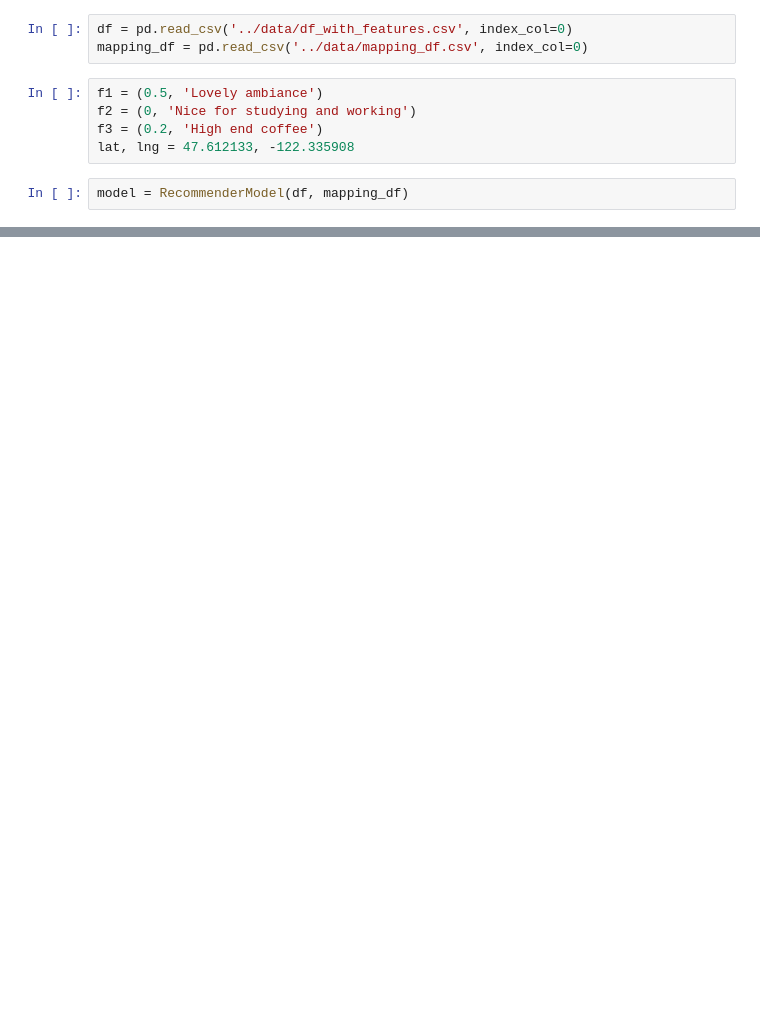
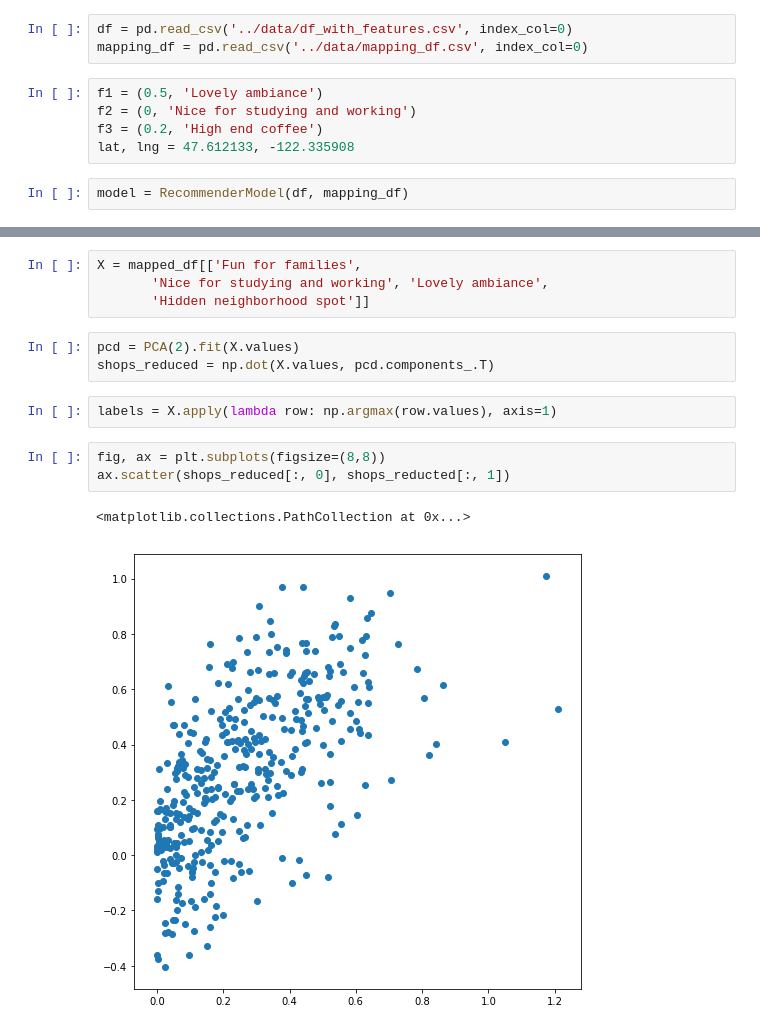
Before and after one commit to crredding/capstone_project, a Jupyter notebook: Data_eda.ipynb, the cells around one changed output, grey strips where cells are left out. Cells and saved outputs as stored; diff of their text form; blank space fills up the shorter version.

```diff
--- a/Data_eda.ipynb
+++ b/Data_eda.ipynb
@@ -30,0 +128,15 @@ model.mapped_df.shape
+# %%
+X = mapped_df[['Fun for families',
+       'Nice for studying and working', 'Lovely ambiance',
+       'Hidden neighborhood spot']]
+# %%
+pcd = PCA(2).fit(X.values)
+shops_reduced = np.dot(X.values, pcd.components_.T)
+# %%
+labels = X.apply(lambda row: np.argmax(row.values), axis=1)
+# %%
+fig, ax = plt.subplots(figsize=(8,8))
+ax.scatter(shops_reduced[:, 0], shops_reducted[:, 1])
+# %% [output]
+<matplotlib.collections.PathCollection at 0x...>
+[figure, added]
```
Also changed, not shown: parts of 20 cells of this notebook.
